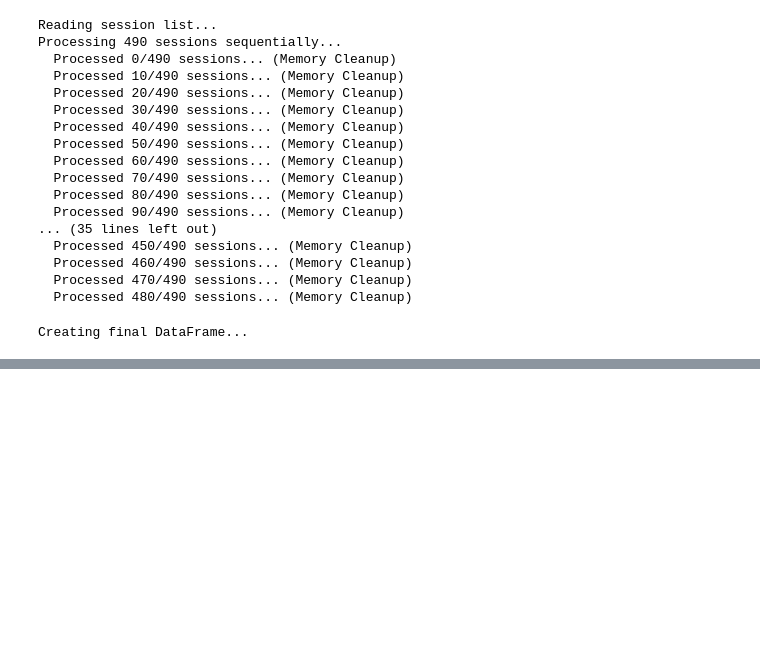
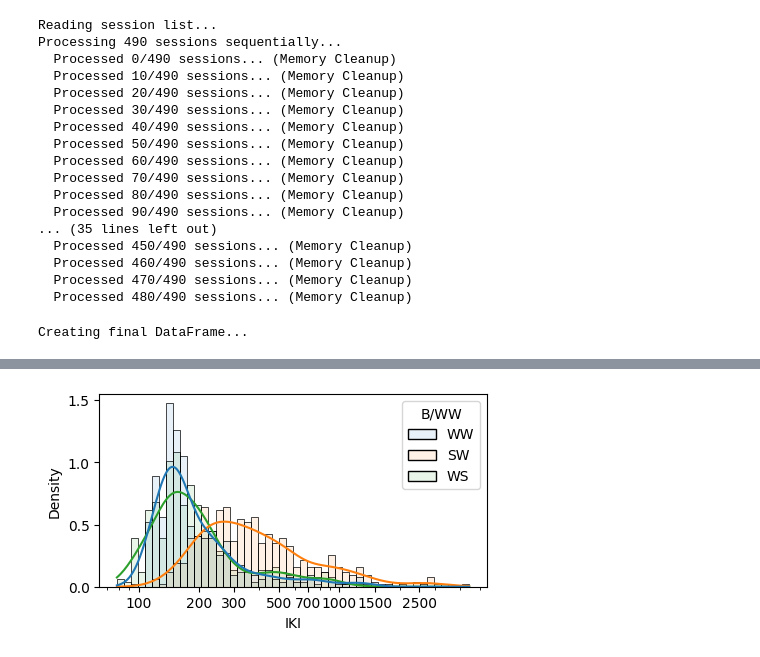
Before and after one commit to Critt-Kent/Key-Gaze-Correlation, a Jupyter notebook: IKI_Correlation_allmetrics.ipynb, the cells around one changed output, grey strips where cells are left out. Cells and saved outputs as stored; diff of their text form; code cells hidden in the pictures; blank space fills up the shorter version.

```diff
--- a/IKI_Correlation_allmetrics.ipynb
+++ b/IKI_Correlation_allmetrics.ipynb
@@ -245,0 +417,17 @@ final_metrics[['LogPUB','LogKBI','GMM_Threshold_LogIKI','gmm_iki_cons','gmm_iki_
+# %%
+import matplotlib.pyplot as plt
+import seaborn as sns
+
+f, ax = plt.subplots(figsize=(5, 2.5))
+
+FM_long = pd.melt(final_metrics,
+                  value_vars=['WW', 'SW', 'WS'],
+                  var_name='B/WW',
+                  value_name='IKI')
+
+sns.histplot(data=FM_long, x='IKI', log_scale=True, bins=50, kde=True, stat='density', hue="B/WW", alpha=0.1, ax=ax)
+custom_ticks = [100, 200, 300, 500, 700, 1000, 1500, 2500]
+ax.set_xticks(custom_ticks)
+ax.xaxis.set_major_formatter(mpl_ticker.ScalarFormatter())
+# %% [output]
+[figure, added]
```
Also changed, not shown: parts of 13 cells of this notebook.
